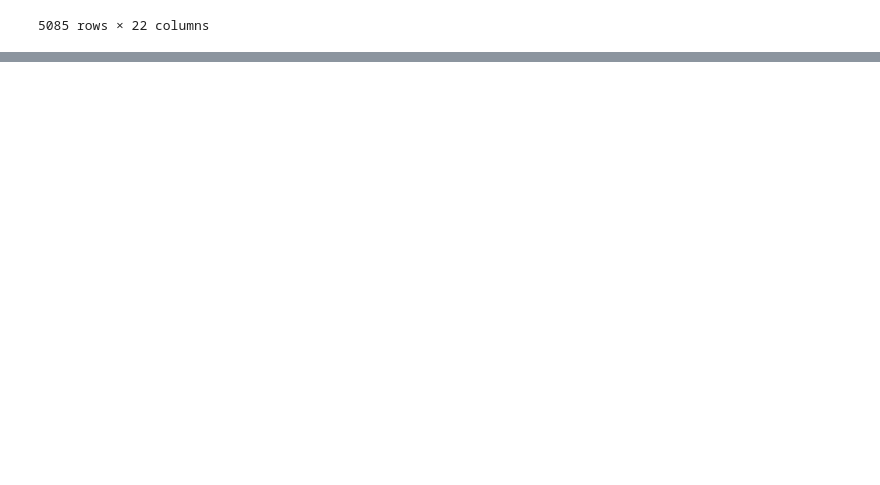
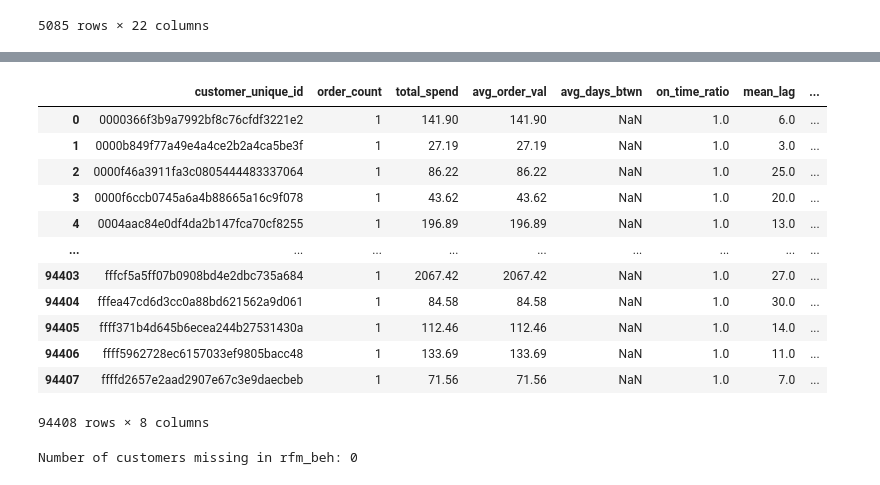
Before and after one commit to Mocuss/FESI-Crew, a Jupyter notebook: EDA.ipynb, the cells around one changed output, grey strips where cells are left out. Saved outputs shown, nothing was run; the diff lists cells and outputs as text; code cells hidden in the pictures; blank space fills up the shorter version.

Commit message:
Merged feature engineering code, resend.

```diff
--- a/EDA.ipynb
+++ b/EDA.ipynb
@@ -792,0 +818,5 @@ filtered_customer_orders_payment_reviews_item_V1df.to_csv('merged_dataset.csv',
+# %%
+filtered_customer_orders_payment_reviews_item_V1df['purchase_dt'] = pd.to_datetime(filtered_customer_orders_payment_reviews_item_V1df['order_purchase_timestamp'])
+filtered_customer_orders_payment_reviews_item_V1df['delivered_dt'] = pd.to_datetime(filtered_customer_orders_payment_reviews_item_V1df['order_delivered_customer_date'])
+filtered_customer_orders_payment_reviews_item_V1df['est_dt'] = pd.to_datetime(filtered_customer_orders_payment_reviews_item_V1df['order_estimated_delivery_date'])
+filtered_customer_orders_payment_reviews_item_V1df
@@ -792,0 +837,14 @@ filtered_customer_orders_payment_reviews_item_V1df.to_csv('merged_dataset.csv',
+# %%
+#delivery lag- looks at how much time was taken from purchase to delivery
+filtered_customer_orders_payment_reviews_item_V1df['delivery_lag'] = (filtered_customer_orders_payment_reviews_item_V1df['delivered_dt'] - filtered_customer_orders_payment_reviews_item_V1df['purchase_dt']).dt.days
+#compare the delivery date with the estimated date, was the thing late?
+filtered_customer_orders_payment_reviews_item_V1df['on_time'] = (filtered_customer_orders_payment_reviews_item_V1df['delivered_dt'] <= filtered_customer_orders_payment_reviews_item_V1df['est_dt']).astype(int)
+#original dataset name was way too long, I shortene it to merged dataset.
+merged_dataset = filtered_customer_orders_payment_reviews_item_V1df.sort_values(['customer_unique_id', 'purchase_dt'])
+
+# Add previous purchase date per customer
+merged_dataset['prev_purchase'] = merged_dataset.groupby('customer_unique_id')['purchase_dt'].shift()
+
+# Calculate days between purchases
+merged_dataset['days_between'] = (merged_dataset['purchase_dt'] - merged_dataset['prev_purchase']).dt.days
+merged_dataset
@@ -792,0 +865,38 @@ filtered_customer_orders_payment_reviews_item_V1df.to_csv('merged_dataset.csv',
+# %%
+#this dataset gives info on the unnique customers. This counts how many orders a user has, total spendings etc. We will then merge it with our current dataset.
+rfm_beh = (
+    merged_dataset.groupby('customer_unique_id')
+    .agg(
+        order_count    = ('order_id', 'nunique'),
+        total_spend    = ('total_payment', 'sum'),
+        avg_order_val  = ('total_payment', 'mean'),
+        avg_days_btwn  = ('days_between', 'mean'),     # From your earlier feature engineering
+        on_time_ratio  = ('on_time', 'mean'),          # From delivery performance
+        mean_lag       = ('delivery_lag', 'mean'),
+        std_lag        = ('delivery_lag', 'std'),
+    )
+    .reset_index()
+)
+rfm_beh
+# %% [output]
+|  | customer_unique_id | order_count | total_spend | avg_order_val | avg_days_btwn | on_time_ratio | mean_lag | ... |
+| 0 | 0000366f3b9a7992bf8c76cfdf3221e2 | 1 | 141.90 | 141.90 | NaN | 1.0 | 6.0 | ... |
+| 1 | 0000b849f77a49e4a4ce2b2a4ca5be3f | 1 | 27.19 | 27.19 | NaN | 1.0 | 3.0 | ... |
+| 2 | 0000f46a3911fa3c0805444483337064 | 1 | 86.22 | 86.22 | NaN | 1.0 | 25.0 | ... |
+| 3 | 0000f6ccb0745a6a4b88665a16c9f078 | 1 | 43.62 | 43.62 | NaN | 1.0 | 20.0 | ... |
+| 4 | 0004aac84e0df4da2b147fca70cf8255 | 1 | 196.89 | 196.89 | NaN | 1.0 | 13.0 | ... |
+| ... | ... | ... | ... | ... | ... | ... | ... | ... |
+| 94403 | fffcf5a5ff07b0908bd4e2dbc735a684 | 1 | 2067.42 | 2067.42 | NaN | 1.0 | 27.0 | ... |
+| 94404 | fffea47cd6d3cc0a88bd621562a9d061 | 1 | 84.58 | 84.58 | NaN | 1.0 | 30.0 | ... |
+| 94405 | ffff371b4d645b6ecea244b27531430a | 1 | 112.46 | 112.46 | NaN | 1.0 | 14.0 | ... |
+| 94406 | ffff5962728ec6157033ef9805bacc48 | 1 | 133.69 | 133.69 | NaN | 1.0 | 11.0 | ... |
+| 94407 | ffffd2657e2aad2907e67c3e9daecbeb | 1 | 71.56 | 71.56 | NaN | 1.0 | 7.0 | ... |
+94408 rows × 8 columns
+# %%
+full_customers = set(merged_dataset['customer_unique_id'].unique())
+rfm_customers = set(rfm_beh['customer_unique_id'].unique())
+
+missing = full_customers - rfm_customers
+print(f"Number of customers missing in rfm_beh: {len(missing)}")
+# %% [output]
+Number of customers missing in rfm_beh: 0
```
Also changed, not shown: parts of 16 cells of this notebook.
